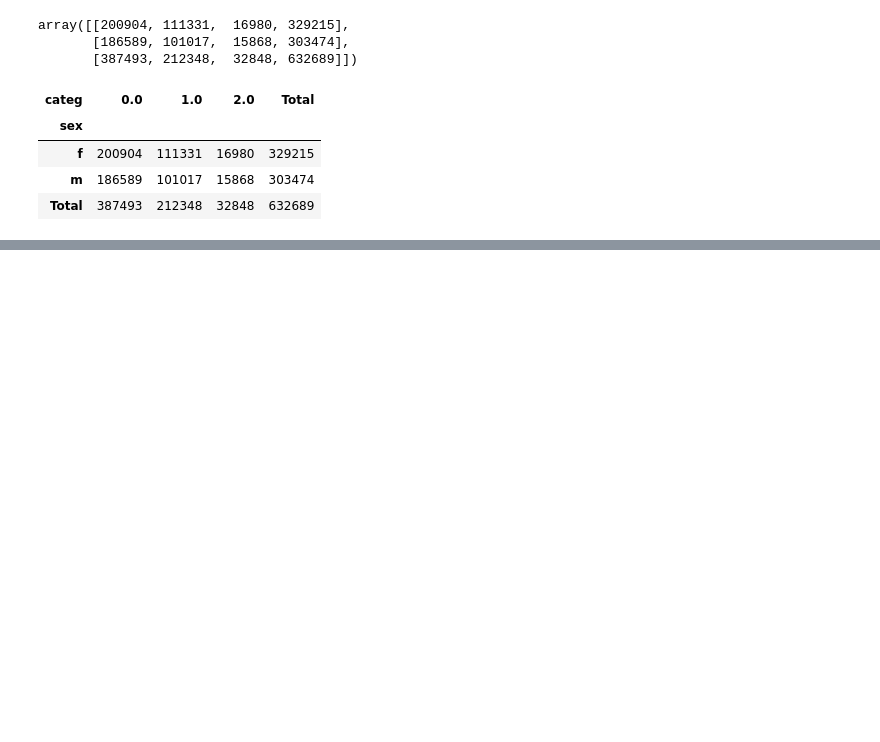
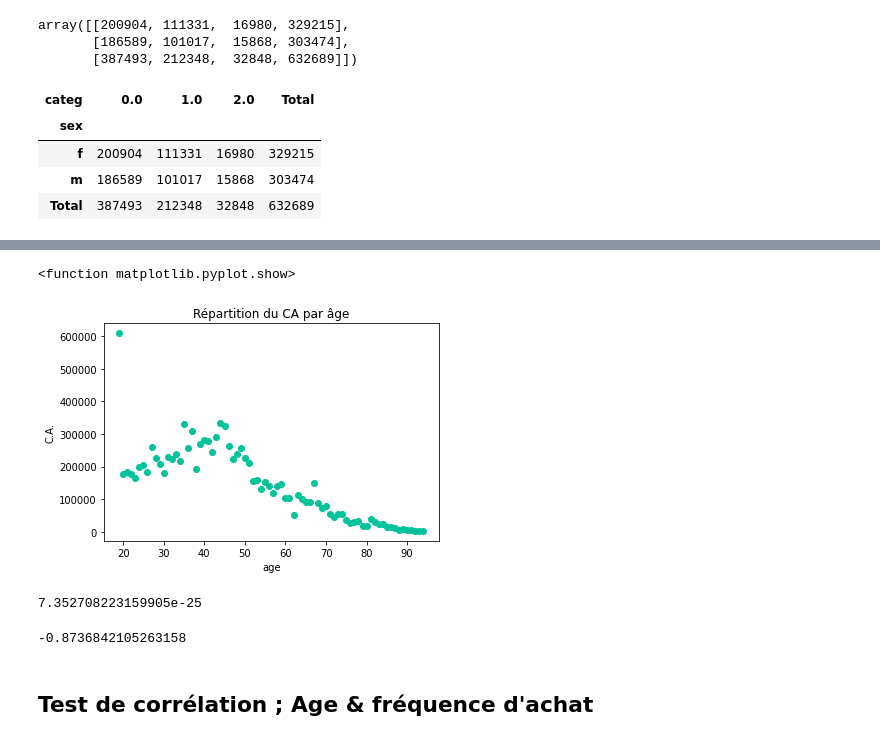
Before and after one commit to Valeeew/Analyze-bookstore-sales, a Jupyter notebook: correlation_testing.ipynb, the cells around one changed output, grey strips where cells are left out. Drawn from its saved outputs; the diff is of its cells as text; code cells hidden in the pictures; blank space fills up the shorter version.

```diff
--- a/correlation_testing.ipynb
+++ b/correlation_testing.ipynb
@@ -151,0 +150,4 @@ reslt
+# %%
+corr_age_ca = df[["age","price"]]
+corr_age_ca = corr_age_ca.groupby("age").agg({"price":"sum"}).reset_index()
+corr_age_ca
@@ -151,0 +168,9 @@ reslt
+# %%
+plt.plot(corr_age_ca.age,corr_age_ca.price,"o", color="#02c39a")
+plt.xlabel("age")
+plt.ylabel("C.A.")
+plt.title("Répartition du CA par âge")
+plt.show
+# %% [output]
+<function matplotlib.pyplot.show>
+[figure, added]
@@ -151,0 +179,10 @@ reslt
+# %%
+p_value
+# %% [output]
+7.352708223159905e-25
+# %%
+coefcorr_age_ca
+# %% [output]
+-0.8736842105263158
+# %% [markdown]
+## __Test de corrélation ; Age & fréquence d'achat__
```
Also changed, not shown: parts of 11 cells of this notebook.
